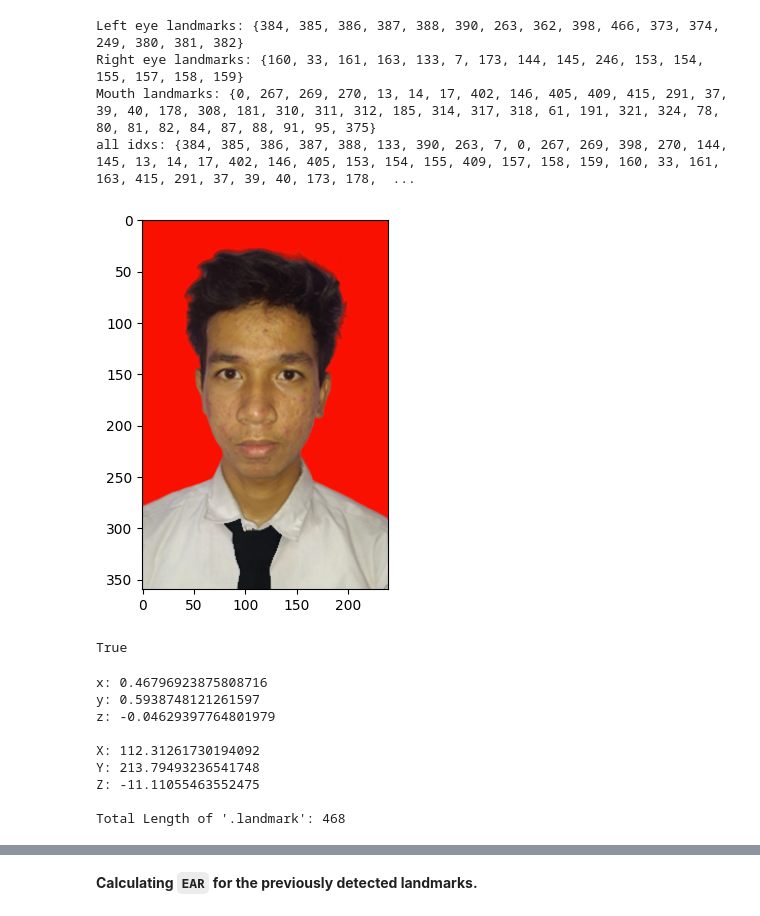
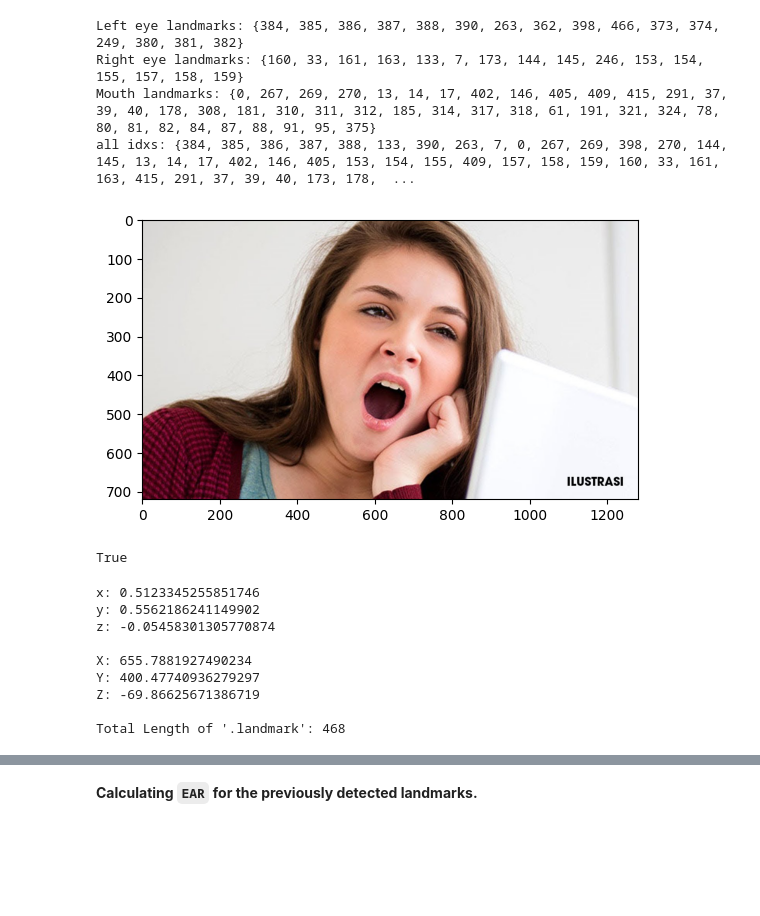
Before and after one commit to apriadiarzi/deteksi-kantuk-skripsi, a Jupyter notebook: test_deteksi_statis2.ipynb, the cells around one changed output, grey strips where cells are left out. Saved outputs shown, nothing was run; the diff lists cells and outputs as text; code cells hidden in the pictures; blank space fills up the shorter version.

```diff
--- a/test_deteksi_statis2.ipynb
+++ b/test_deteksi_statis2.ipynb
@@ -51,16 +51,16 @@ all_landmarks = chosen_left_eye_idxs + chosen_right_eye_idxs + landmark_mulut
 # %%
 # Memuat gambar
 
-image = cv2.imread("test-open-eyes.jpg")
+image = cv2.imread("menguap.jpg")
 image = cv2.cvtColor(image, cv2.COLOR_BGR2RGB) # convert to RGB
 
 image = np.ascontiguousarray(image)
 
 imgH, imgW, _ = image.shape
 
 plt.imshow(image);
 # %% [output]
-[figure, old version]
+[figure, new version]
 # %%
 # Running inference using static_image_mode
 
@@ -94,13 +94,13 @@ print("Z:", landmark_0_z)
 print()
 print("Total Length of '.landmark':", len(results.multi_face_landmarks[0].landmark))
 # %% [output]
-x: 0.46796923875808716
-y: 0.5938748121261597
-z: -0.04629397764801979
+x: 0.5123345255851746
+y: 0.5562186241149902
+z: -0.05458301305770874
 
-X: 112.31261730194092
-Y: 213.79493236541748
-Z: -11.11055463552475
+X: 655.7881927490234
+Y: 400.47740936279297
+Z: -69.86625671386719
 
 Total Length of '.landmark': 468
 # %%
```
Also changed, not shown: parts of 6 cells of this notebook, 9 other files.
